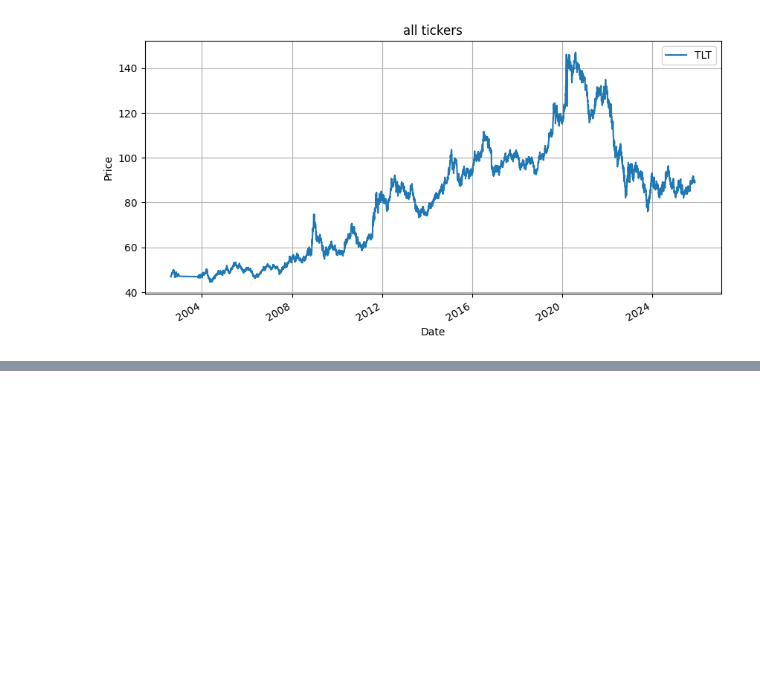
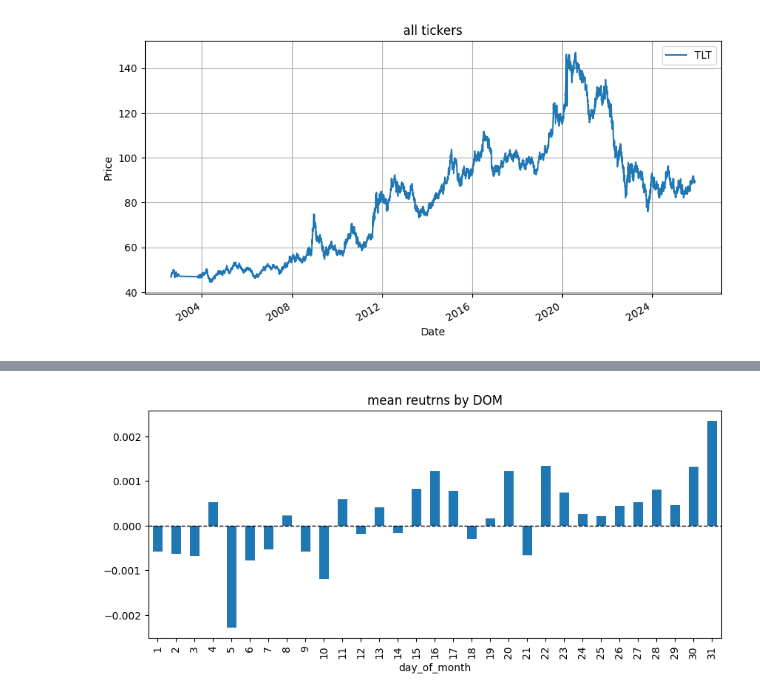
Before and after one commit to ShreyanshR/Research, a Jupyter notebook: TLT.ipynb, the cells around one changed output, grey strips where cells are left out. Saved outputs shown, nothing was run; the diff lists cells and outputs as text; code cells hidden in the pictures; blank space fills up the shorter version.

Commit message:
some basis data plotting

```diff
--- a/TLT.ipynb
+++ b/TLT.ipynb
@@ -146,3 +146,6 @@ fig.autofmt_xdate()
 plt.show()
 # %% [output]
 [figure]
+# %%
+TLT = all_data['TLT']
+TLT.head()
@@ -148,0 +160,8 @@ plt.show()
+# %%
+dom_ret = TLT.groupby('day_of_month')['returns'].mean().sort_index()
+
+dom_ret.plot(kind='bar', figsize=(10,4), title="mean reutrns by DOM")
+plt.axhline(0, color='k', ls="--", lw=1)
+plt.show()
+# %% [output]
+[figure, added]
```
Also changed, not shown: parts of 3 cells of this notebook, 1 other file.
